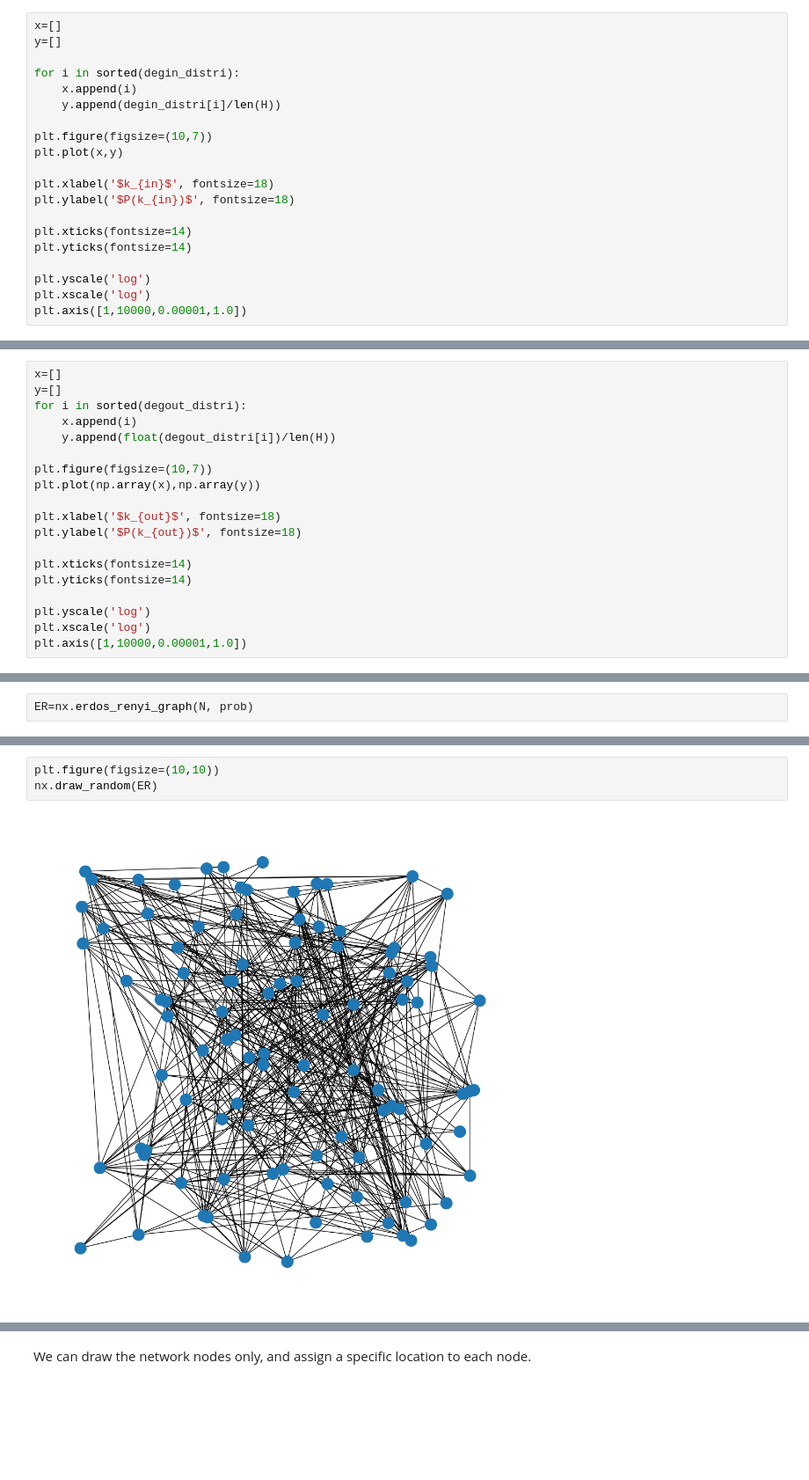
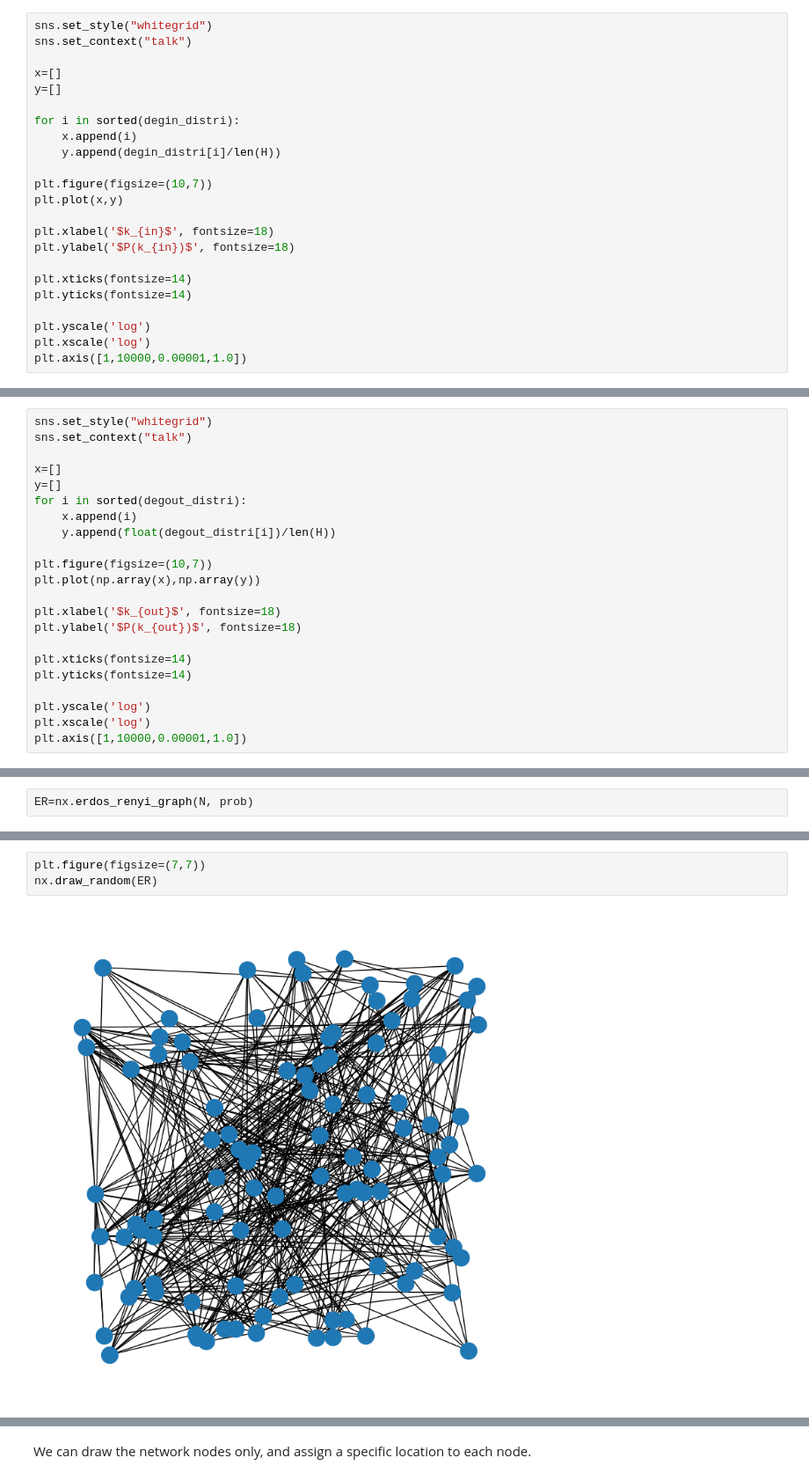
Before and after one commit to micheletizzoni/Digital_epidemiology, a Jupyter notebook: notebooks/nb04_networkX_visualization.ipynb, the cells around one changed output, grey strips where cells are left out. Shown at 88% size. Saved outputs shown, nothing was run; the diff lists cells and outputs as text; blank space fills up the shorter version.

```diff
--- a/notebooks/nb04_networkX_visualization.ipynb
+++ b/notebooks/nb04_networkX_visualization.ipynb
@@ -175,6 +176,9 @@ print(degin_distri)
 # %% [output]
 Counter({0: 4590, 1: 3787, 2: 2700, 3: 1992, 4: 1643, 5: 1327, 6: 1134, 7: 903, 8: 823, 9: 692, 10: 591, 11: 527, 12: 484, 13: 447, 14: 409, 15: 322, 16: 293, 18: 278, 17: 274, 19: 249, 20: 223, 22: 1 ...
 # %%
+sns.set_style("whitegrid")
+sns.set_context("talk")
+
 x=[]
 y=[]
 
@@ -203,6 +207,9 @@ Let's plot the degree out distribution
 outdeg=dict(H.out_degree()).values()
 degout_distri=Counter(outdeg)
 # %%
+sns.set_style("whitegrid")
+sns.set_context("talk")
+
 x=[]
 y=[]
 for i in sorted(degout_distri):
@@ -265,6 +266,6 @@ nx.draw_circular(ER)
 # %%
-plt.figure(figsize=(10,10))
+plt.figure(figsize=(7,7))
 nx.draw_random(ER)
 # %% [output]
-[figure, old version]
+[figure, new version]
 # %%
```
Also changed, not shown: parts of 15 cells of this notebook, 2 other files.
